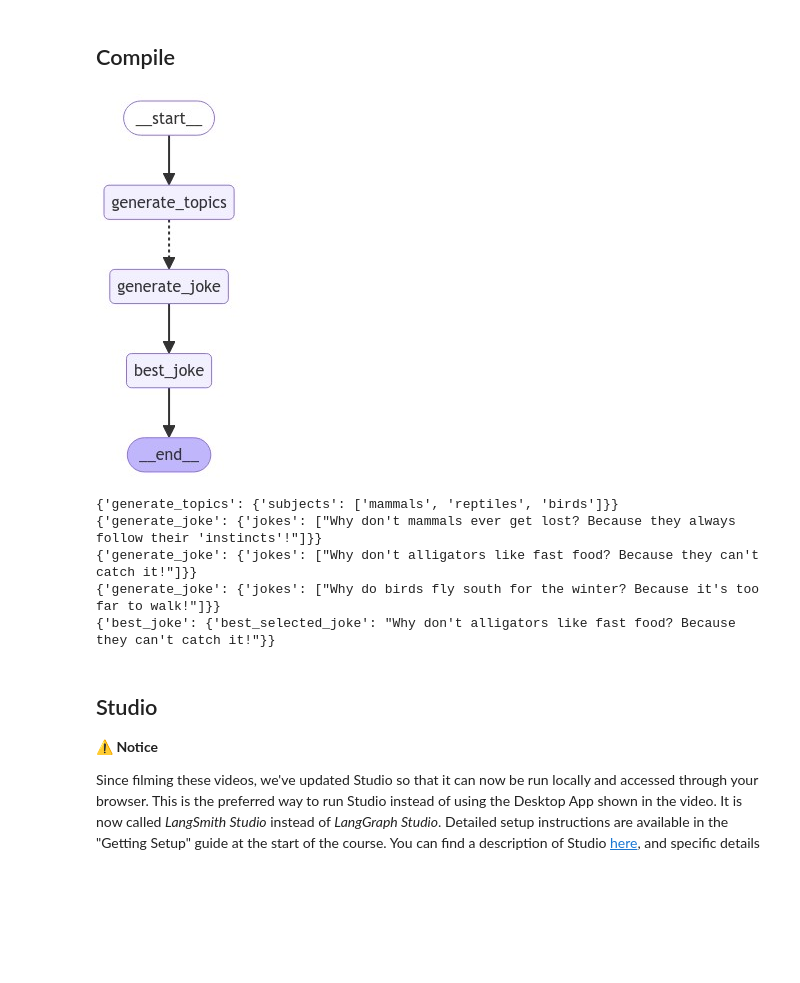
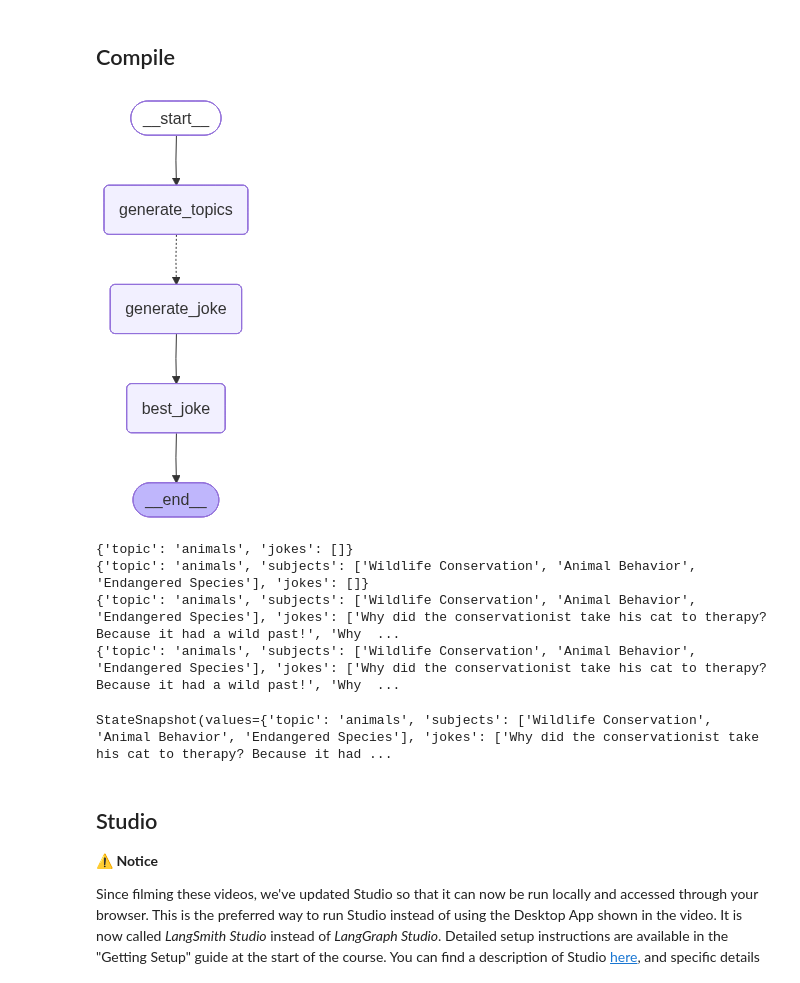
Before and after one commit to Nanyka/langchain-academy, a Jupyter notebook: module-4/map-reduce.ipynb, the cells around one changed output. Cells and saved outputs as stored; diff of their text form; code cells hidden in the pictures; blank space fills up the shorter version.

```diff
--- a/module-4/map-reduce.ipynb
+++ b/module-4/map-reduce.ipynb
@@ -176,32 +180,41 @@ def best_joke(state: OverallState):
 # %%
 from IPython.display import Image
 from langgraph.graph import END, StateGraph, START
+from langgraph.checkpoint.memory import MemorySaver
 
 # Construct the graph: here we put everything together to construct our graph
 graph = StateGraph(OverallState)
 graph.add_node("generate_topics", generate_topics)
 graph.add_node("generate_joke", generate_joke)
 graph.add_node("best_joke", best_joke)
 graph.add_edge(START, "generate_topics")
 graph.add_conditional_edges("generate_topics", continue_to_jokes, ["generate_joke"])
 graph.add_edge("generate_joke", "best_joke")
 graph.add_edge("best_joke", END)
 
 # Compile the graph
-app = graph.compile()
+memory = MemorySaver()
+app = graph.compile(checkpointer=memory)
 Image(app.get_graph().draw_mermaid_png())
 # %% [output]
-[figure, old version]
+[figure, new version]
 # %%
+initial_input = {"topic": "animals"}
+thread = {"configurable": {"thread_id": "5"}}
+
 # Call the graph: here we call it to generate a list of jokes
-for s in app.stream({"topic": "animals"}):
+for s in app.stream(initial_input, config=thread, stream_mode="values"):
     print(s)
 # %% [output]
-{'generate_topics': {'subjects': ['mammals', 'reptiles', 'birds']}}
-{'generate_joke': {'jokes': ["Why don't mammals ever get lost? Because they always follow their 'instincts'!"]}}
-{'generate_joke': {'jokes': ["Why don't alligators like fast food? Because they can't catch it!"]}}
-{'generate_joke': {'jokes': ["Why do birds fly south for the winter? Because it's too far to walk!"]}}
-{'best_joke': {'best_selected_joke': "Why don't alligators like fast food? Because they can't catch it!"}}
+{'topic': 'animals', 'jokes': []}
+{'topic': 'animals', 'subjects': ['Wildlife Conservation', 'Animal Behavior', 'Endangered Species'], 'jokes': []}
+{'topic': 'animals', 'subjects': ['Wildlife Conservation', 'Animal Behavior', 'Endangered Species'], 'jokes': ['Why did the conservationist take his cat to therapy? Because it had a wild past!', 'Why  ...
+{'topic': 'animals', 'subjects': ['Wildlife Conservation', 'Animal Behavior', 'Endangered Species'], 'jokes': ['Why did the conservationist take his cat to therapy? Because it had a wild past!', 'Why  ...
+# %%
+state = app.get_state(thread)
+print(state)
+# %% [output]
+StateSnapshot(values={'topic': 'animals', 'subjects': ['Wildlife Conservation', 'Animal Behavior', 'Endangered Species'], 'jokes': ['Why did the conservationist take his cat to therapy? Because it had ...
 # %% [markdown]
 ## Studio
 
```
Also changed, not shown: parts of 1 cell of this notebook, 11 other files.
